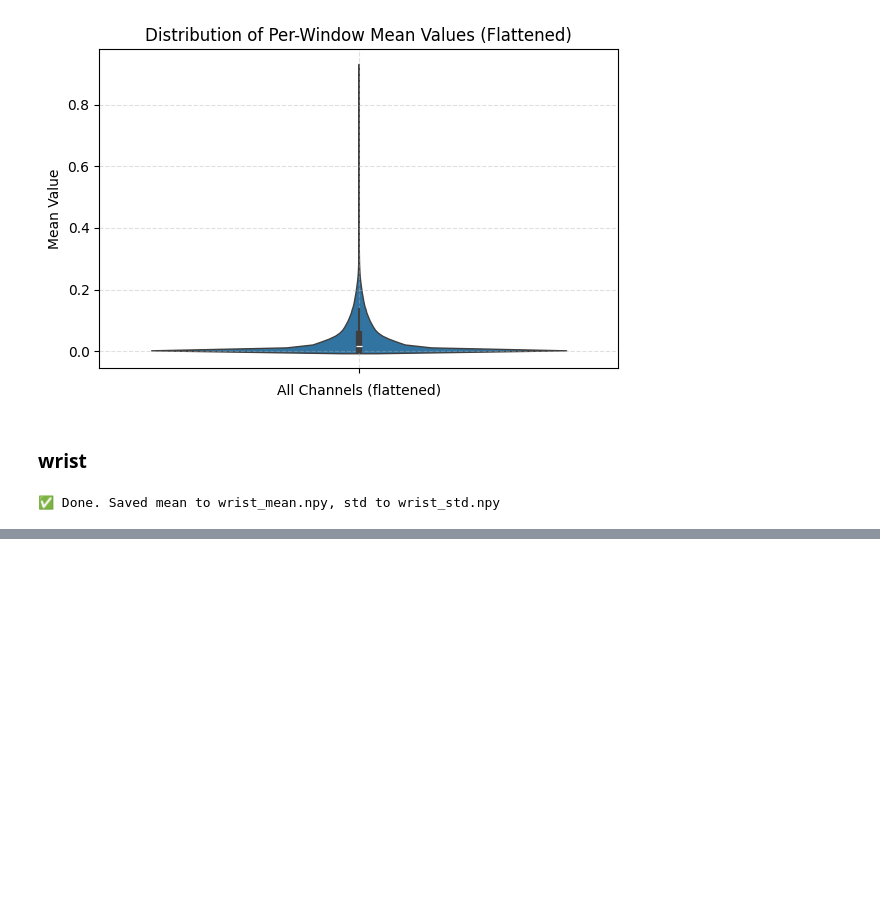
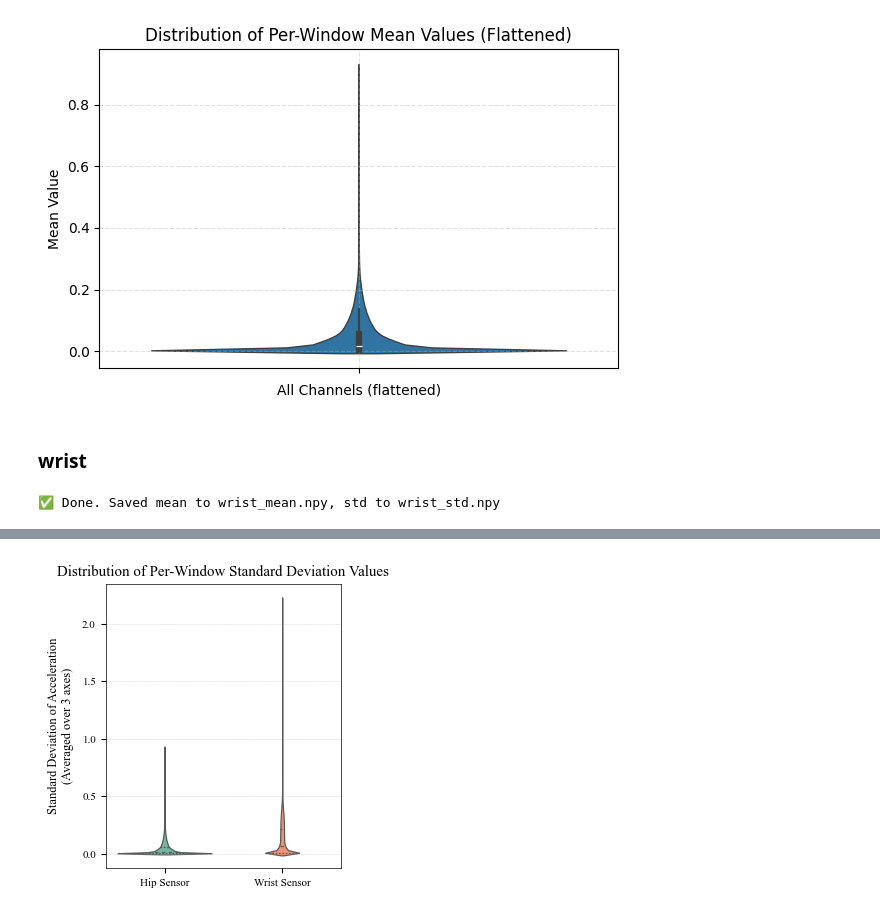
Before and after one commit to yuc0805/DeepPostures_MAE, a Jupyter notebook: MoCA/result_vis.ipynb, the cells around one changed output, grey strips where cells are left out. Cells and saved outputs as stored; diff of their text form; code cells hidden in the pictures; blank space fills up the shorter version.

```diff
--- a/MoCA/result_vis.ipynb
+++ b/MoCA/result_vis.ipynb
@@ -439,44 +444,49 @@ import matplotlib.pyplot as plt
 import seaborn as sns
 
 # Load data
-hip_mean = np.load('hip_mean.npy')     # shape: (N_hip, 42)
-wrist_mean = np.load('wrist_mean.npy') # shape: (N_wrist, 42)
+hip_std = np.load('hip_std.npy')     # shape: (N_hip, 42)
+wrist_std = np.load('wrist_std.npy') # shape: (N_wrist, 42)
 
 # Flatten to 1D
-hip_flat = hip_mean.flatten()
-wrist_flat = wrist_mean.flatten()
+hip_flat = hip_std.flatten()
+wrist_flat = wrist_std.flatten()
 
 # Combine into dataframe-like format
 data = [hip_flat, wrist_flat]
 labels = ['Hip Sensor', 'Wrist Sensor']
 
 # Set style for medical journal
 plt.rcParams.update({
     "font.family": "serif",
     "font.serif": ["Times New Roman", "STIX Two Text", "Times"],
     "font.size": 9,
     "axes.labelsize": 9,
     "legend.fontsize": 8,
     "xtick.labelsize": 8,
     "ytick.labelsize": 8,
     "axes.linewidth": 0.5,
     "lines.linewidth": 1.0,
     "legend.frameon": False
 })
 
 # Create figure
-plt.figure(figsize=(3.2, 3.5))  # roughly 8.1 cm × 8.9 cm for Nature style
+plt.figure(figsize=(3.2, 3.5))  # ~8.1 cm × 8.9 cm
 
-# Violin plot
-sns.violinplot(data=data, linewidth=0.9, palette='gray', inner='quartile')
+# Colorful violin plot
+sns.violinplot(data=data, linewidth=0.9, palette='Set2', inner='quartile')
 
 # Labels and layout
 plt.xticks([0, 1], labels)
-plt.ylabel('Mean Acceleration\n(Averaged over 3 axes)', labelpad=6)
+plt.ylabel('Standard Deviation of Acceleration\n(Averaged over 3 axes)', labelpad=6)
 plt.xlabel('')
-plt.title('Distribution of Per-Window Mean Values', pad=6)
+plt.title('Distribution of Per-Window Standard Deviation Values', pad=6)
 plt.grid(axis='y', linestyle='--', linewidth=0.4, alpha=0.5)
 
-# Final layout
+# Save as high-resolution PDF
 plt.tight_layout()
+plt.savefig("std_distribution_violin.pdf", format='pdf', dpi=600, bbox_inches='tight')
+
+# Show the plot
 plt.show()
+# %% [output]
+[figure, added]
```
Also changed, not shown: parts of 3 cells of this notebook, 3 other files.
